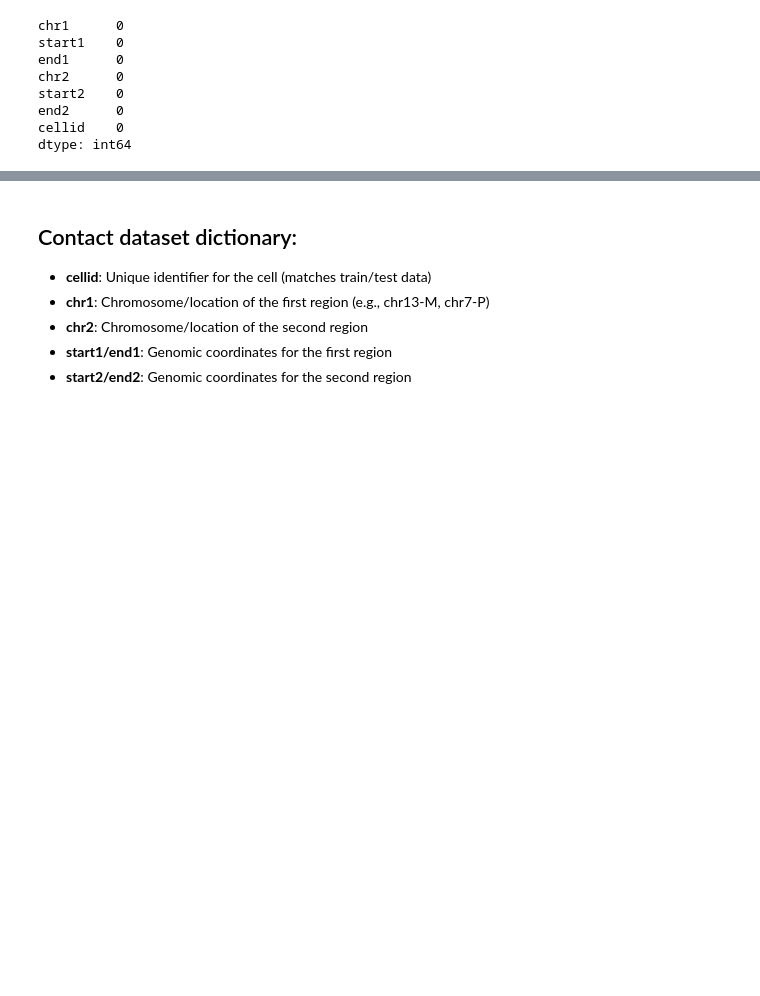
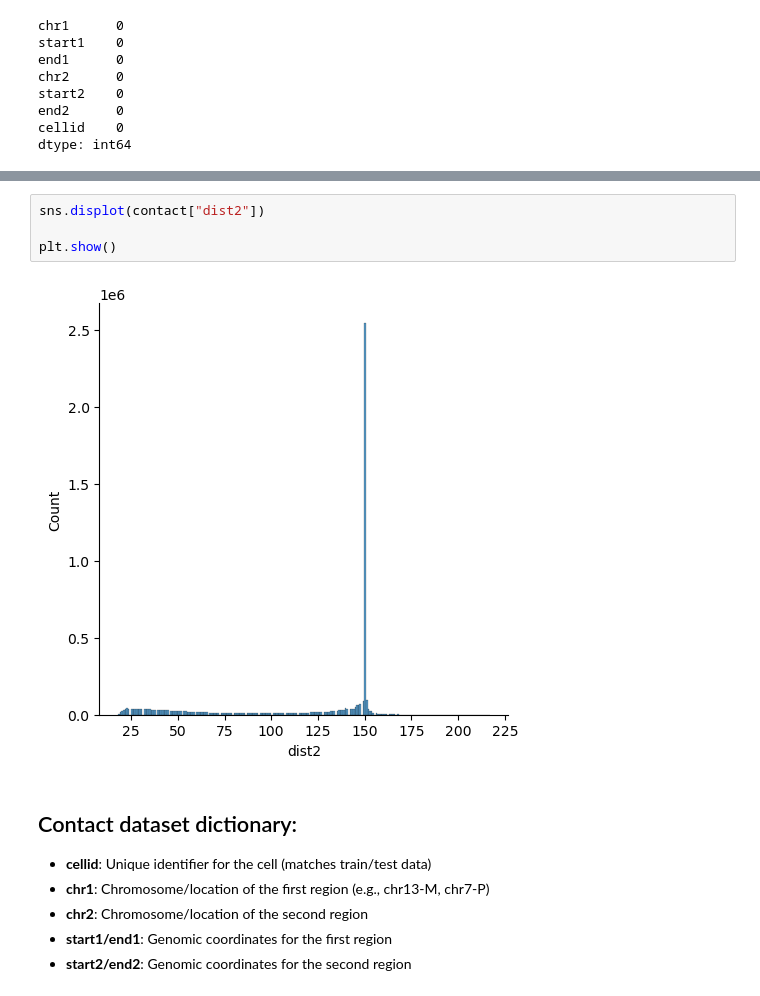
Before and after one commit to yahorlahunovich/wb-project, a Jupyter notebook: notebooks/eda.ipynb, the cells around one changed output, grey strips where cells are left out. Drawn from its saved outputs; the diff is of its cells as text; blank space fills up the shorter version.

```diff
--- a/notebooks/eda.ipynb
+++ b/notebooks/eda.ipynb
@@ -93,3 +118,9 @@ dtype: int64
+# %%
+sns.displot(contact["dist2"])
+
+plt.show()
+# %% [output]
+[figure, added]
 # %% [markdown]
 ## Contact dataset dictionary:
 
```
Also changed, not shown: parts of 4 cells of this notebook.
